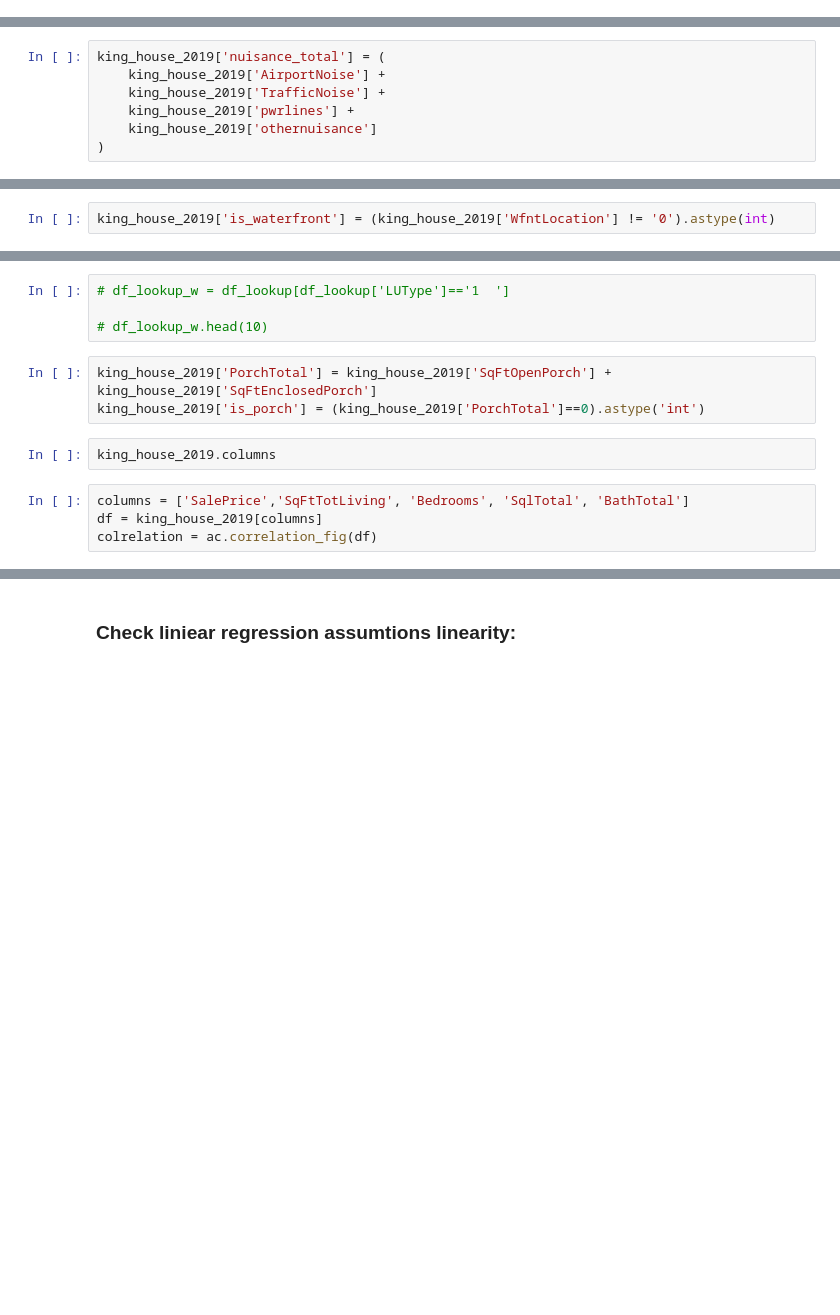
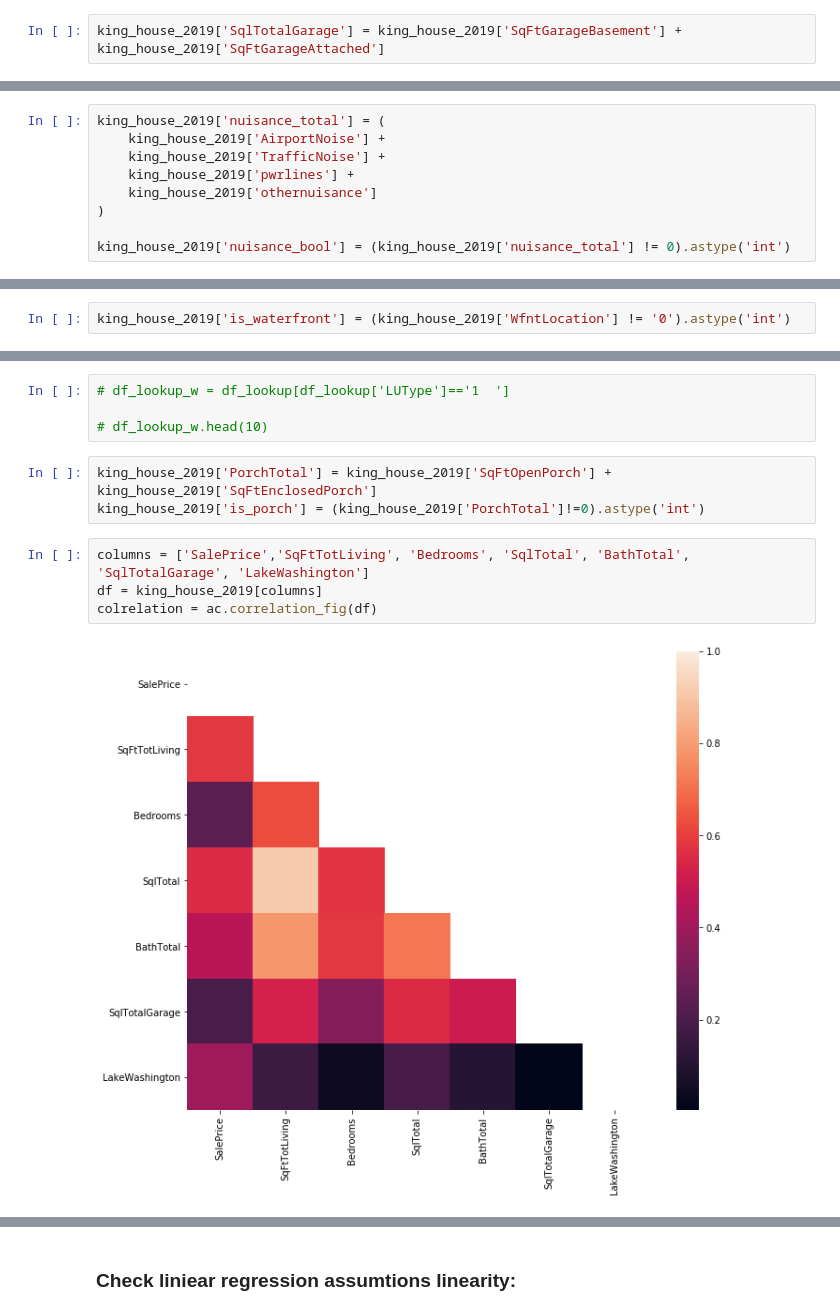
Before and after one commit to Daihongchen/king_county_housing_analysis, a Jupyter notebook: Exploratory Notebook/create_tables.ipynb, the cells around one changed output, grey strips where cells are left out. Drawn from its saved outputs; the diff is of its cells as text; blank space fills up the shorter version.

```diff
--- a/Exploratory Notebook/create_tables.ipynb
+++ b/Exploratory Notebook/create_tables.ipynb
@@ -159 +192,3 @@ king_house_2019 = king_house_2019[(
+# %%
+king_house_2019['SqlTotalGarage'] = king_house_2019['SqFtGarageBasement'] + king_house_2019['SqFtGarageAttached']
 # %%
@@ -174,10 +207,12 @@ king_house_2019['nuisance_total'] = (
     king_house_2019['pwrlines'] +
     king_house_2019['othernuisance']
 )
+
+king_house_2019['nuisance_bool'] = (king_house_2019['nuisance_total'] != 0).astype('int')
 # %%
 king_house_2019['PorchTotal']=king_house_2019.SqFtOpenPorch + king_house_2019.SqFtEnclosedPorch
 # %%
-king_house_2019['is_waterfront'] = (king_house_2019['WfntLocation'] != '0').astype(int)
+king_house_2019['is_waterfront'] = (king_house_2019['WfntLocation'] != '0').astype('int')
 # %%
 king_house_2019['BathTotal'] = king_house_2019['BathHalfCount']*0.5 + king_house_2019['Bath3qtrCount'] * 0.75 + king_house_2019['BathFullCount']
 # %%
@@ -186,10 +221,10 @@ king_house_2019['BathTotal'] = king_house_2019['BathHalfCount']*0.5 + king_house
 # df_lookup_w.head(10)
 # %%
 king_house_2019['PorchTotal'] = king_house_2019['SqFtOpenPorch'] + king_house_2019['SqFtEnclosedPorch']
-king_house_2019['is_porch'] = (king_house_2019['PorchTotal']==0).astype('int')
+king_house_2019['is_porch'] = (king_house_2019['PorchTotal']!=0).astype('int')
-# %%
-king_house_2019.columns
 # %%
-columns = ['SalePrice','SqFtTotLiving', 'Bedrooms', 'SqlTotal', 'BathTotal']
+columns = ['SalePrice','SqFtTotLiving', 'Bedrooms', 'SqlTotal', 'BathTotal', 'SqlTotalGarage', 'LakeWashington']
 df = king_house_2019[columns]
 colrelation = ac.correlation_fig(df)
+# %% [output]
+[figure, added]
```
Also changed, not shown: parts of 52 cells of this notebook, 5 other files.
